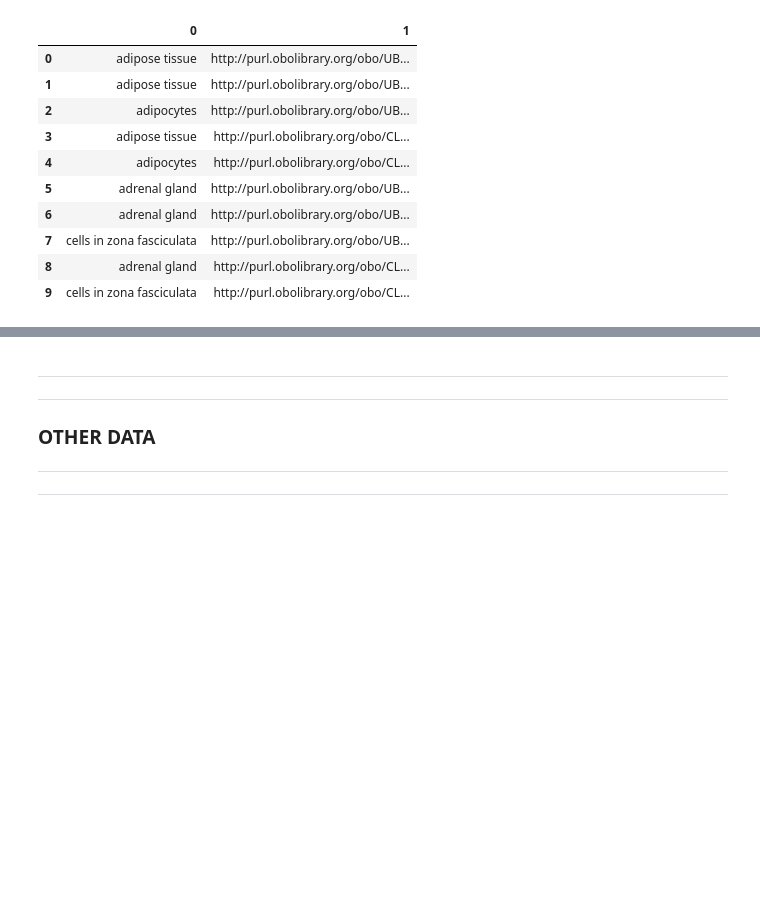
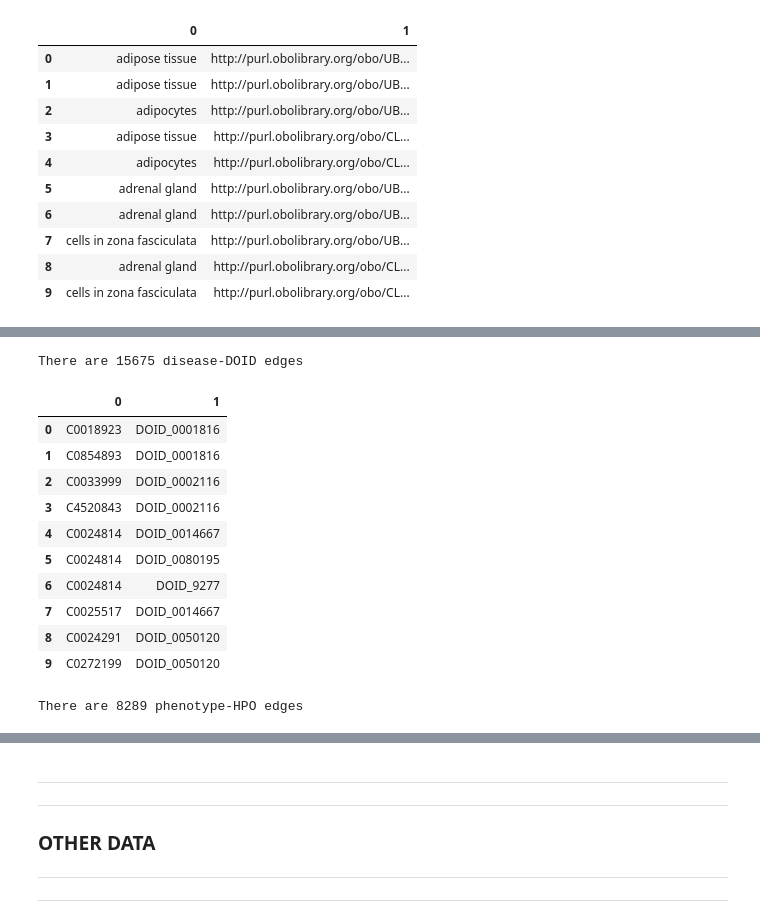
Before and after one commit to callahantiff/PheKnowLator, a Jupyter notebook: scripts/python/Data_Preparation.ipynb, the cells around one changed output, grey strips where cells are left out. Drawn from its saved outputs; the diff is of its cells as text; code cells hidden in the pictures; blank space fills up the shorter version.

Commit message:
added data source

```diff
--- a/scripts/python/Data_Preparation.ipynb
+++ b/scripts/python/Data_Preparation.ipynb
@@ -476,0 +529,32 @@ data.head(n=10)
+# %%
+# preview cofactor data
+data = pandas.read_csv('../../resources/data_maps/DISEASE_DOID_MAP.txt',
+                       header = None,
+                       delimiter = '\t')
+
+print('There are {} disease-DOID edges'.format(len(data)))
+# %% [output]
+There are 15675 disease-DOID edges
+# %%
+data.head(n=10)
+# %% [output]
+|  | 0 | 1 |
+| 0 | C0018923 | DOID_0001816 |
+| 1 | C0854893 | DOID_0001816 |
+| 2 | C0033999 | DOID_0002116 |
+| 3 | C4520843 | DOID_0002116 |
+| 4 | C0024814 | DOID_0014667 |
+| 5 | C0024814 | DOID_0080195 |
+| 6 | C0024814 | DOID_9277 |
+| 7 | C0025517 | DOID_0014667 |
+| 8 | C0024291 | DOID_0050120 |
+| 9 | C0272199 | DOID_0050120 |
+# %%
+# preview catalyst data
+data = pandas.read_csv('../../resources/data_maps/PHENOTYPE_HPO_MAP.txt',
+                       header = None,
+                       delimiter = '\t')
+
+print('There are {} phenotype-HPO edges'.format(len(data)))
+# %% [output]
+There are 8289 phenotype-HPO edges
```
Also changed, not shown: parts of 5 cells of this notebook.
